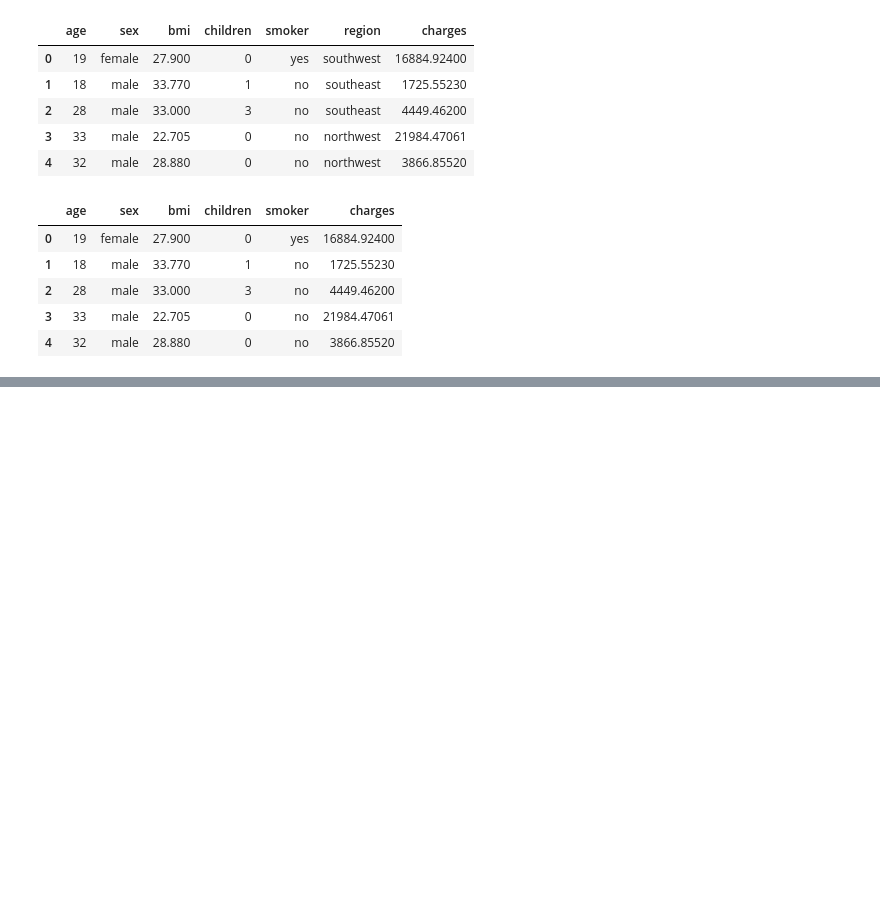
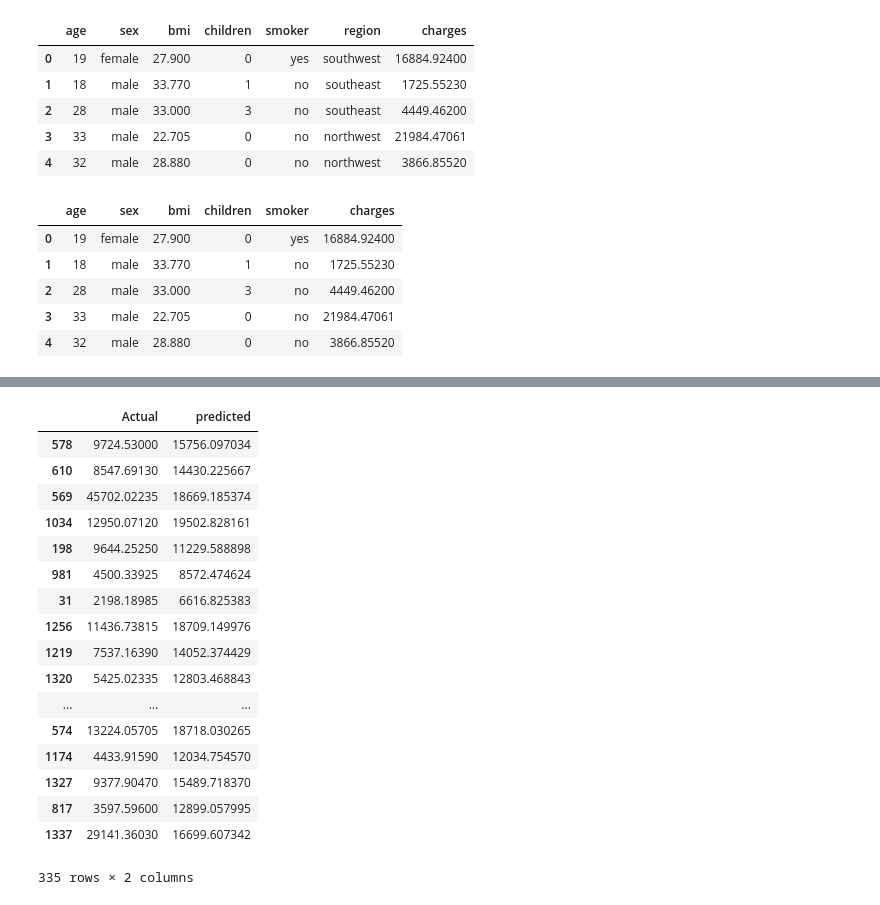
Before and after one commit to AvinashTiwari/Artifical-intelligence-2, a Jupyter notebook: 1_DataScience_20_Case_Studies/6_Insurance_Premium/Insurance.ipynb, the cells around one changed output, grey strips where cells are left out. Drawn from its saved outputs; the diff is of its cells as text; code cells hidden in the pictures; blank space fills up the shorter version.

```diff
--- a/1_DataScience_20_Case_Studies/6_Insurance_Premium/Insurance.ipynb
+++ b/1_DataScience_20_Case_Studies/6_Insurance_Premium/Insurance.ipynb
@@ -135,3 +135,7 @@ insurance.head()
 | 2 | 28 | male | 33.000 | 3 | no | 4449.46200 |
 | 3 | 33 | male | 22.705 | 0 | no | 21984.47061 |
 | 4 | 32 | male | 28.880 | 0 | no | 3866.85520 |
+# %%
+insurance['sex'] = insurance['sex'].map(lambda s :1 if s == 'female' else 0)
+insurance['smoker'] = insurance['smoker'].map(lambda s :1 if s == 'yes' else 0)
+insurance.head()
@@ -137,0 +149,11 @@ insurance.head()
+# %%
+X = insurance.drop(['charges'], axis=1)
+y = insurance.charges
+# %%
+from sklearn.model_selection import train_test_split
+from sklearn.linear_model import LinearRegression
+X_train, X_test, y_train, y_test = train_test_split(X,y, random_state=0)
+lr = LinearRegression().fit(X_train, y_train)
+y_train_pred = lr.predict(X_train)
+y_test_pred = lr.predict(X_test)
+print(lr.score(X_test, y_test))
@@ -137,0 +171,22 @@ insurance.head()
+# %%
+results = pd.DataFrame({'Actual' : y_test , 'predicted': y_test_pred})
+results
+# %% [output]
+|  | Actual | predicted |
+| 578 | 9724.53000 | 15756.097034 |
+| 610 | 8547.69130 | 14430.225667 |
+| 569 | 45702.02235 | 18669.185374 |
+| 1034 | 12950.07120 | 19502.828161 |
+| 198 | 9644.25250 | 11229.588898 |
+| 981 | 4500.33925 | 8572.474624 |
+| 31 | 2198.18985 | 6616.825383 |
+| 1256 | 11436.73815 | 18709.149976 |
+| 1219 | 7537.16390 | 14052.374429 |
+| 1320 | 5425.02335 | 12803.468843 |
+| ... | ... | ... |
+| 574 | 13224.05705 | 18718.030265 |
+| 1174 | 4433.91590 | 12034.754570 |
+| 1327 | 9377.90470 | 15489.718370 |
+| 817 | 3597.59600 | 12899.057995 |
+| 1337 | 29141.36030 | 16699.607342 |
+335 rows × 2 columns
```
Also changed, not shown: parts of 7 cells of this notebook.
